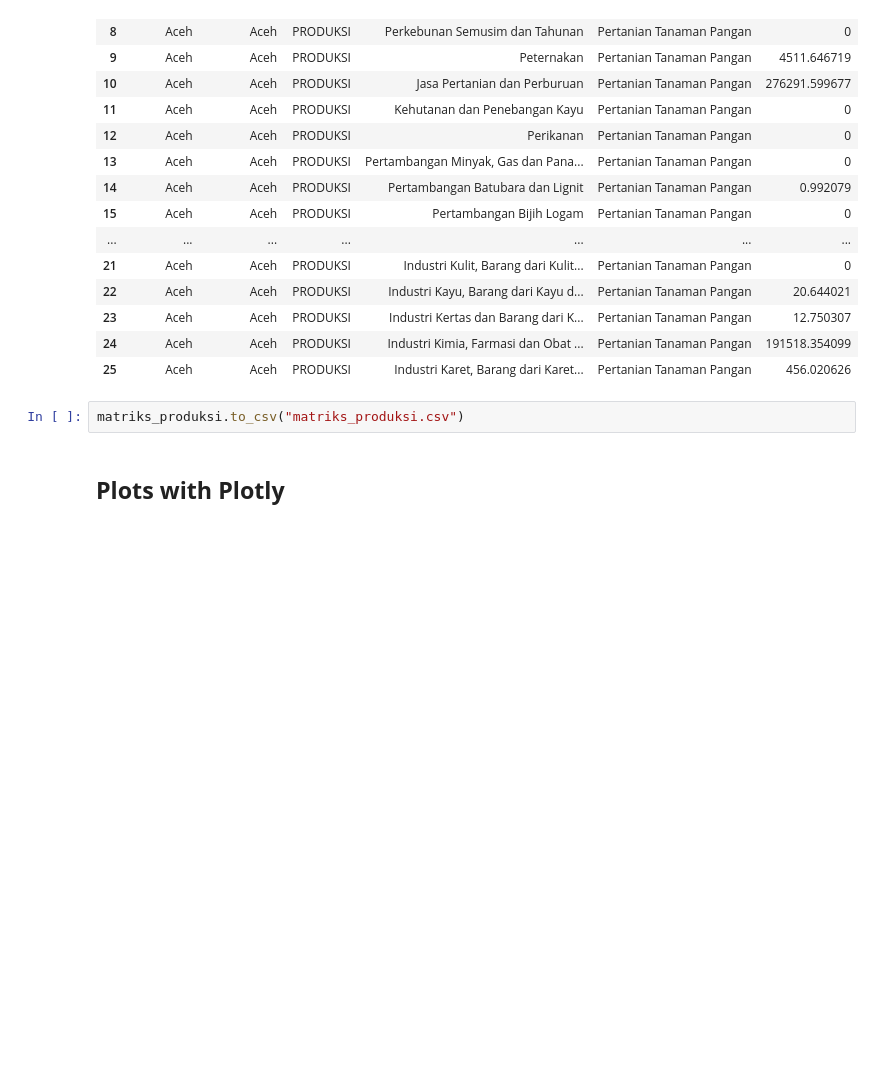
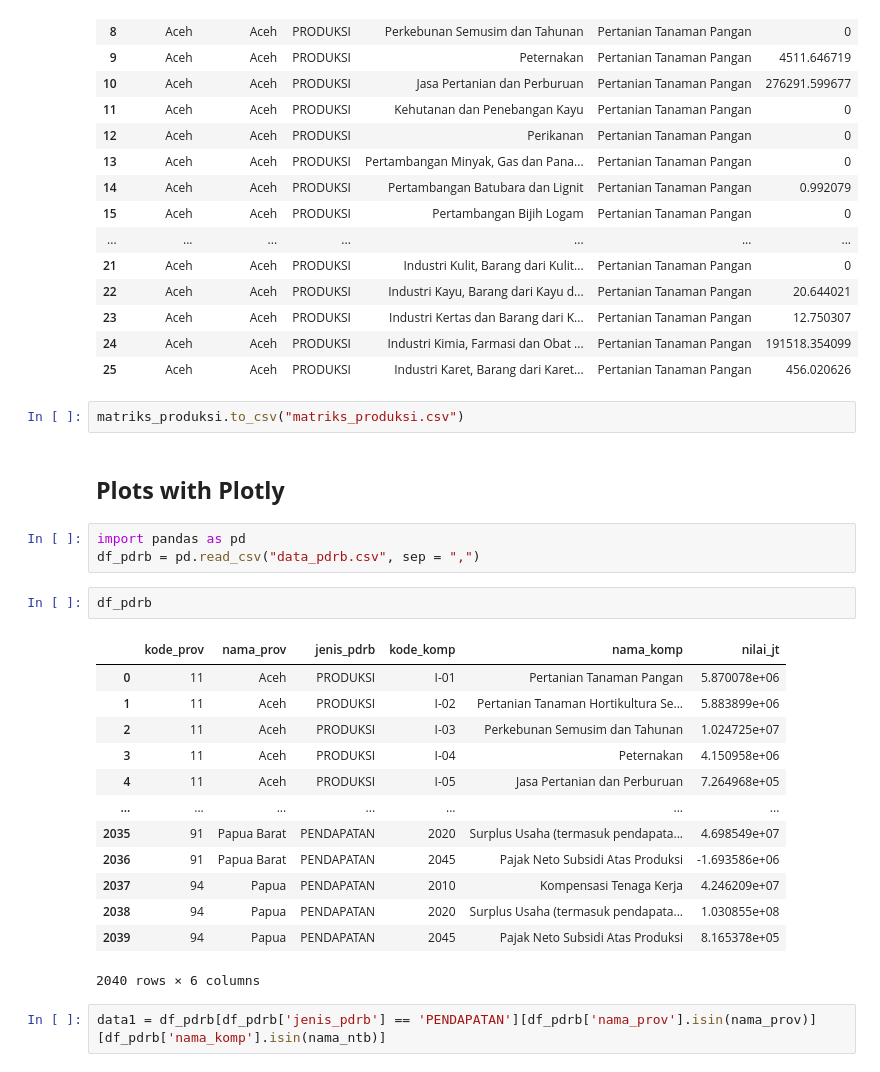
Before and after one commit to nurkhamidah/tryIRIO, a Jupyter notebook: temp.ipynb, the cells around one changed output. Cells and saved outputs as stored; diff of their text form; blank space fills up the shorter version.

Commit message:
FINISH tab PDRB

```diff
--- a/temp.ipynb
+++ b/temp.ipynb
@@ -624,3 +632,24 @@ matriks_produksi.head(20)
 matriks_produksi.to_csv("matriks_produksi.csv")
 # %% [markdown]
 ## **Plots with Plotly**
+# %%
+import pandas as pd
+df_pdrb = pd.read_csv("data_pdrb.csv", sep = ",")
+# %%
+df_pdrb
+# %% [output]
+|  | kode_prov | nama_prov | jenis_pdrb | kode_komp | nama_komp | nilai_jt |
+| 0 | 11 | Aceh | PRODUKSI | I-01 | Pertanian Tanaman Pangan | 5.870078e+06 |
+| 1 | 11 | Aceh | PRODUKSI | I-02 | Pertanian Tanaman Hortikultura Se... | 5.883899e+06 |
+| 2 | 11 | Aceh | PRODUKSI | I-03 | Perkebunan Semusim dan Tahunan | 1.024725e+07 |
+| 3 | 11 | Aceh | PRODUKSI | I-04 | Peternakan | 4.150958e+06 |
+| 4 | 11 | Aceh | PRODUKSI | I-05 | Jasa Pertanian dan Perburuan | 7.264968e+05 |
+| ... | ... | ... | ... | ... | ... | ... |
+| 2035 | 91 | Papua Barat | PENDAPATAN | 2020 | Surplus Usaha (termasuk pendapata... | 4.698549e+07 |
+| 2036 | 91 | Papua Barat | PENDAPATAN | 2045 | Pajak Neto Subsidi Atas Produksi | -1.693586e+06 |
+| 2037 | 94 | Papua | PENDAPATAN | 2010 | Kompensasi Tenaga Kerja | 4.246209e+07 |
+| 2038 | 94 | Papua | PENDAPATAN | 2020 | Surplus Usaha (termasuk pendapata... | 1.030855e+08 |
+| 2039 | 94 | Papua | PENDAPATAN | 2045 | Pajak Neto Subsidi Atas Produksi | 8.165378e+05 |
+2040 rows × 6 columns
+# %%
+data1 = df_pdrb[df_pdrb['jenis_pdrb'] == 'PENDAPATAN'][df_pdrb['nama_prov'].isin(nama_prov)][df_pdrb['nama_komp'].isin(nama_ntb)]
```
Also changed, not shown: parts of 8 cells of this notebook, 3 other files.
